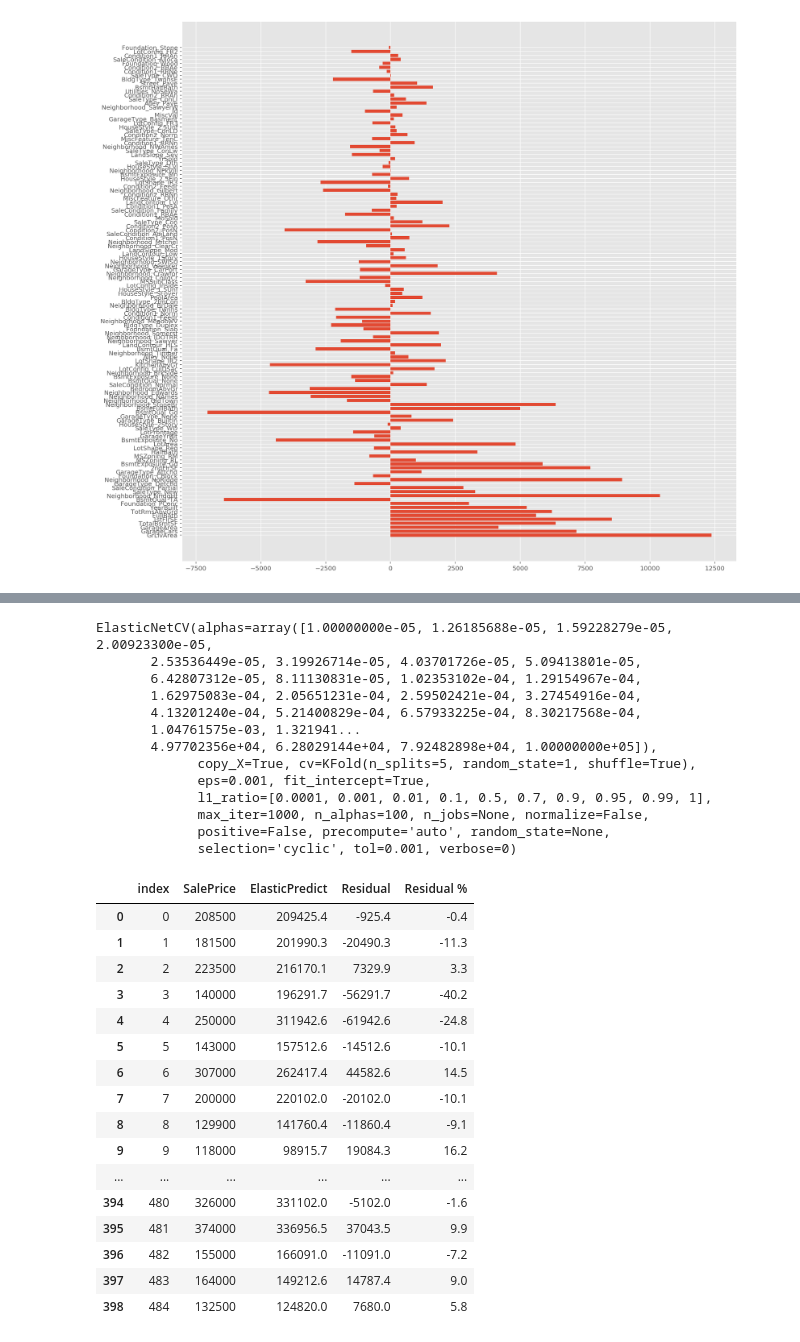
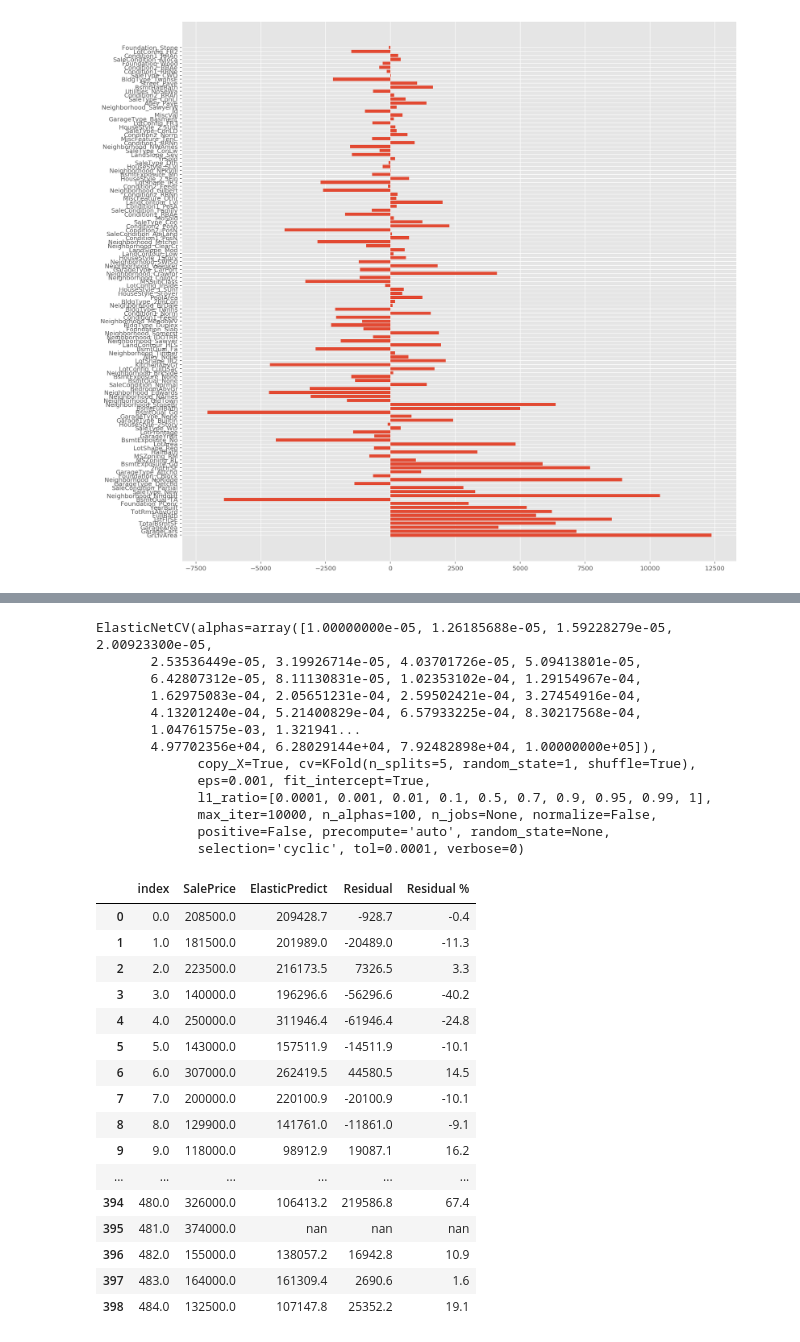
Before and after one commit to a3o1m2/DSI11-lessons, a Jupyter notebook: projects/project-3/project-03-starter.ipynb, the cells around one changed output, grey strips where cells are left out. Drawn from its saved outputs; the diff is of its cells as text; code cells hidden in the pictures.

```diff
--- a/projects/project-3/project-03-starter.ipynb
+++ b/projects/project-3/project-03-starter.ipynb
@@ -367,11 +367,11 @@ X_test = X[X['YrSold'] == 2010]
 scaler = StandardScaler()    # instantiate the StandardScaler class
 
 X_train_std = scaler.fit_transform(X_train)     # call .fit_transform() method on X_train
-X_train = pd.DataFrame(X_train_std,columns=X_train.columns)     # turn the standardized data into a dataframe
+X_train = pd.DataFrame(X_train_std,columns=X_train.columns, index=X_train.index)     # turn the standardized data into a dataframe
 
 # For X_test, make sure to only 'transform' not 'fit_transform'!
 X_test_std = scaler.transform(X_test)
-X_test = pd.DataFrame(X_test_std,columns=X_test.columns)
+X_test = pd.DataFrame(X_test_std,columns=X_test.columns, index=X_test.index)
 # %%
 # Now we model:
 slr = LinearRegression()
@@ -550,33 +550,33 @@ ElasticNetCV(alphas=array([1.00000000e-05, 1.26185688e-05, 1.59228279e-05, 2.009
              copy_X=True, cv=KFold(n_splits=5, random_state=1, shuffle=True),
              eps=0.001, fit_intercept=True,
              l1_ratio=[0.0001, 0.001, 0.01, 0.1, 0.5, 0.7, 0.9, 0.95, 0.99, 1],
-             max_iter=1000, n_alphas=100, n_jobs=None, normalize=False,
+             max_iter=10000, n_alphas=100, n_jobs=None, normalize=False,
              positive=False, precompute='auto', random_state=None,
-             selection='cyclic', tol=0.001, verbose=0)
+             selection='cyclic', tol=0.0001, verbose=0)
 # %%
 y_train2 = y_train.reset_index()
-elastic_resid = pd.concat([y_train2, pd.DataFrame(elastic.predict(X_train), columns=['ElasticPredict'])],axis=1)
+elastic_resid = pd.concat([y_train2, pd.DataFrame(elastic.predict(X_train), columns=['ElasticPredict'], index=X_train.index)],axis=1)
 elastic_resid['Residual'] = elastic_resid.apply(lambda x: x['SalePrice']-x['ElasticPredict'], axis=1)
 elastic_resid['Residual %'] = elastic_resid.apply(lambda x: 100*x['Residual']/x['SalePrice'], axis=1)
 elastic_resid
 # %% [output]
 |  | index | SalePrice | ElasticPredict | Residual | Residual % |
-| 0 | 0 | 208500 | 209425.4 | -925.4 | -0.4 |
-| 1 | 1 | 181500 | 201990.3 | -20490.3 | -11.3 |
-| 2 | 2 | 223500 | 216170.1 | 7329.9 | 3.3 |
-| 3 | 3 | 140000 | 196291.7 | -56291.7 | -40.2 |
-| 4 | 4 | 250000 | 311942.6 | -61942.6 | -24.8 |
-| 5 | 5 | 143000 | 157512.6 | -14512.6 | -10.1 |
-| 6 | 6 | 307000 | 262417.4 | 44582.6 | 14.5 |
-| 7 | 7 | 200000 | 220102.0 | -20102.0 | -10.1 |
-| 8 | 8 | 129900 | 141760.4 | -11860.4 | -9.1 |
-| 9 | 9 | 118000 | 98915.7 | 19084.3 | 16.2 |
+| 0 | 0.0 | 208500.0 | 209428.7 | -928.7 | -0.4 |
+| 1 | 1.0 | 181500.0 | 201989.0 | -20489.0 | -11.3 |
+| 2 | 2.0 | 223500.0 | 216173.5 | 7326.5 | 3.3 |
+| 3 | 3.0 | 140000.0 | 196296.6 | -56296.6 | -40.2 |
+| 4 | 4.0 | 250000.0 | 311946.4 | -61946.4 | -24.8 |
+| 5 | 5.0 | 143000.0 | 157511.9 | -14511.9 | -10.1 |
+| 6 | 6.0 | 307000.0 | 262419.5 | 44580.5 | 14.5 |
+| 7 | 7.0 | 200000.0 | 220100.9 | -20100.9 | -10.1 |
+| 8 | 8.0 | 129900.0 | 141761.0 | -11861.0 | -9.1 |
+| 9 | 9.0 | 118000.0 | 98912.9 | 19087.1 | 16.2 |
 | ... | ... | ... | ... | ... | ... |
-| 394 | 480 | 326000 | 331102.0 | -5102.0 | -1.6 |
-| 395 | 481 | 374000 | 336956.5 | 37043.5 | 9.9 |
-| 396 | 482 | 155000 | 166091.0 | -11091.0 | -7.2 |
-| 397 | 483 | 164000 | 149212.6 | 14787.4 | 9.0 |
-| 398 | 484 | 132500 | 124820.0 | 7680.0 | 5.8 |
+| 394 | 480.0 | 326000.0 | 106413.2 | 219586.8 | 67.4 |
+| 395 | 481.0 | 374000.0 | nan | nan | nan |
+| 396 | 482.0 | 155000.0 | 138057.2 | 16942.8 | 10.9 |
+| 397 | 483.0 | 164000.0 | 161309.4 | 2690.6 | 1.6 |
+| 398 | 484.0 | 132500.0 | 107147.8 | 25352.2 | 19.1 |
 # %%
 elastic_resid.describe()
 # the residuals have a mean = 0, but they vary for each observation.
```
Also changed, not shown: parts of 19 cells of this notebook, 4 other files.
